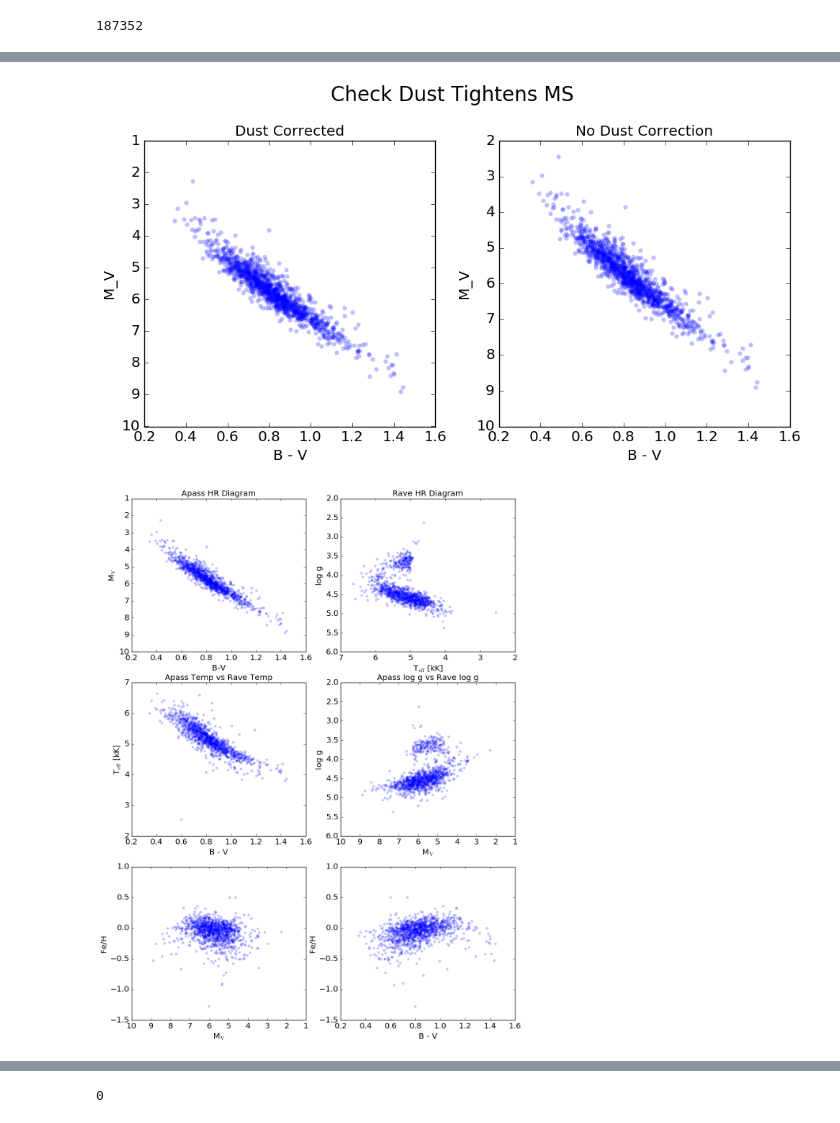
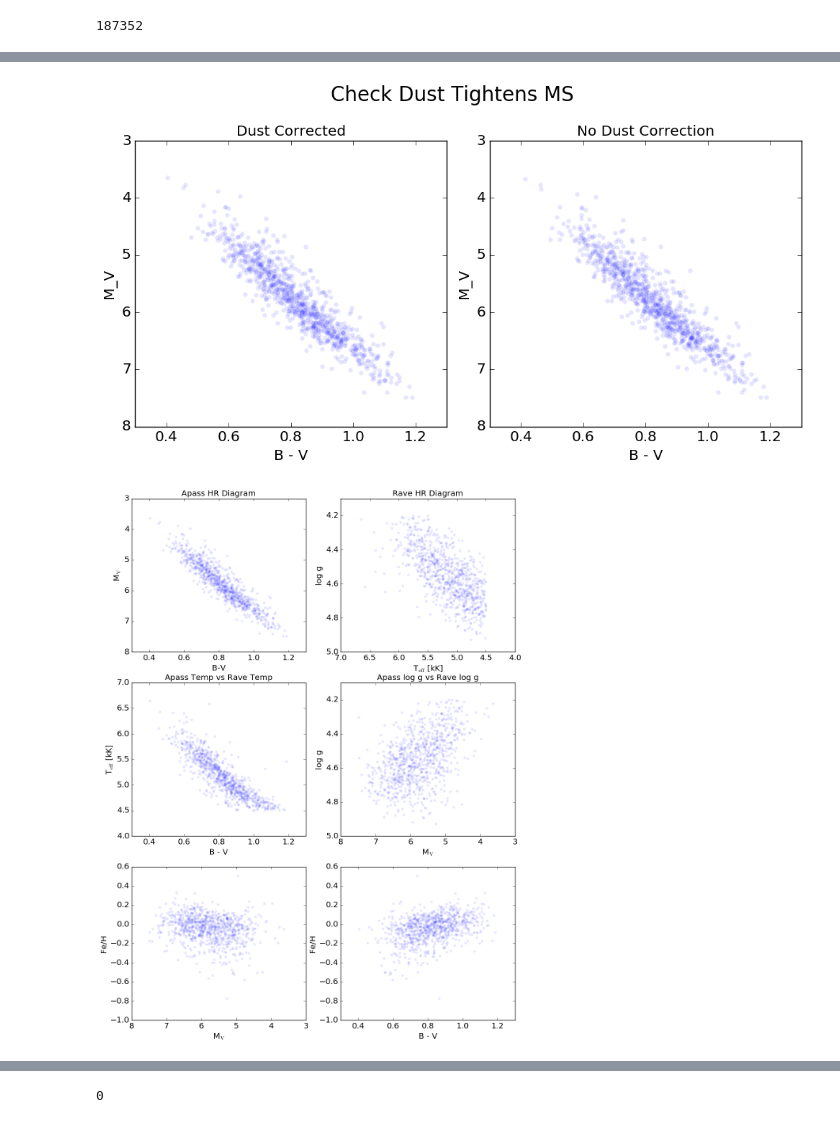
Before and after one commit to andersdot/stellarSpec, a Jupyter notebook: StellarTwins.ipynb, the cells around one changed output, grey strips where cells are left out. Drawn from its saved outputs; the diff is of its cells as text; code cells hidden in the pictures.

```diff
--- a/StellarTwins.ipynb
+++ b/StellarTwins.ipynb
@@ -30,6 +34,10 @@ print tgas2mass.dtype.names
 # %%
 nonNans = ~np.isnan(tgasRave['TEFF']) & ~np.isnan(tgasRave['LOGG']) & ~np.isnan(tgasRave['FE_H'])
-tgasRave = tgasRave[nonNans]
+
+dwarfs = (tgasRave['LOGG'] < 5.) & (tgasRave['LOGG'] > 4.2) & (tgasRave['TEFF'] > 4500.)
+#cut out low logg and temperatures outside well populated area
+
+tgasRave = tgasRave[nonNans & dwarfs]
 # %%
 #read in Adrian's distances from sampling the posterior
 ndist = 200
@@ -49,7 +57,7 @@ err = np.sqrt(tgas['parallax_error']**2. + 0.3**2.)
 #various cuts to select sample
 proj = 'twins'
 ndist = ndist
-nNeighbors = 2048
+nNeighbors = 1024
 magSN = 16.
 sigMax = 1.086/magSN
 maxDist = 8000. #1000. #pc
@@ -58,7 +66,7 @@ fracErrorDistance = 1.
 if proj ==  'twins':
     minDist = 0.0 #pc
     parallaxSN = 16.
-    galacticLatMin = 5. #degrees
+    galacticLatMin = 0. #degrees
     galacticLatMax = None #degrees
 if proj == 'dust':
     minDist = 250. #pc
@@ -231,13 +254,13 @@ r_i = magsMatched['rmag'] - r_RedCoeff*bayesDust - (magsMatched['imag'] - i_RedC
 #check dust tightens main sequence
 fig, ax = plt.subplots(1, 2, figsize=(10, 5))
 fig.suptitle('Check Dust Tightens MS', fontsize=20, y=1.08)
-ax[0].scatter(B_V, M_V, alpha=0.25, lw=0)
+ax[0].scatter(B_V, M_V, alpha=0.1, lw=0)
 ax[0].set_xlabel('B - V')
 ax[0].set_ylabel('M_V')
 ax[0].set_title('Dust Corrected')
 ax[0].invert_yaxis()
 
-ax[1].scatter(magsMatched['bmag'] - magsMatched['vmag'], magsMatched['vmag'] - meanMuMatched, alpha=0.25, lw=0)
+ax[1].scatter(magsMatched['bmag'] - magsMatched['vmag'], magsMatched['vmag'] - meanMuMatched, alpha=0.1, lw=0)
 ax[1].set_xlabel('B - V')
 ax[1].set_ylabel('M_V')
 ax[1].set_title('No Dust Correction')
@@ -245,50 +268,51 @@ ax[1].invert_yaxis()
 plt.tight_layout()
 plt.savefig('dustCorrected.png')
 # %% [output]
-[figure, old version]
+[figure, new version]
 # %%
 # plot all stars under consideration
+alpha = 0.1
 fig, axes = plt.subplots(3,2, figsize=(12.5, 17))
 axes = axes.flatten()
-axes[0].scatter(B_V,M_V, alpha=0.25, lw=0)
+axes[0].scatter(B_V,M_V, alpha=alpha, lw=0)
 axes[0].invert_yaxis()
 axes[0].set_xlabel('B-V')
 axes[0].set_ylabel('M$_\mathrm{V}$')
 axes[0].set_title('Apass HR Diagram')
 
-axes[1].scatter(raveMatched['TEFF']/1000., raveMatched['LOGG'], alpha=0.25, lw=0)
+axes[1].scatter(raveMatched['TEFF']/1000., raveMatched['LOGG'], alpha=alpha, lw=0)
 axes[1].invert_yaxis()
 axes[1].invert_xaxis()
 axes[1].set_xlabel('T$_\mathrm{eff}$ [kK]')
 axes[1].set_ylabel('log g')
 axes[1].set_title('Rave HR Diagram')
 
-axes[2].scatter(B_V, raveMatched['TEFF']/1000., alpha=0.25, lw=0)
+axes[2].scatter(B_V, raveMatched['TEFF']/1000., alpha=alpha, lw=0)
 #axes[2].invert_xaxis()
 axes[2].set_ylabel('T$_\mathrm{eff}$ [kK]')
 axes[2].set_xlabel('B - V')
 axes[2].set_title('Apass Temp vs Rave Temp')
 
-axes[3].scatter(M_V, raveMatched['LOGG'], alpha=0.25, lw=0)
+axes[3].scatter(M_V, raveMatched['LOGG'], alpha=alpha, lw=0)
 axes[3].set_xlabel('M$_\mathrm{V}$')
 axes[3].set_ylabel('log g')
 axes[3].invert_yaxis()
 axes[3].invert_xaxis()
 axes[3].set_title('Apass log g vs Rave log g')
 
-axes[4].scatter(M_V, raveMatched['FE_H'], alpha=0.25, lw=0)
+axes[4].scatter(M_V, raveMatched['FE_H'], alpha=alpha, lw=0)
 axes[4].invert_xaxis()
 axes[4].set_xlabel('M$_\mathrm{V}$')
 axes[4].set_ylabel('Fe/H')
 
 
-axes[5].scatter(B_V, raveMatched['FE_H'], alpha=0.25, lw=0)
+axes[5].scatter(B_V, raveMatched['FE_H'], alpha=alpha, lw=0)
 #axes[5].invert_xaxis()
 axes[5].set_xlabel('B - V')
 axes[5].set_ylabel('Fe/H')
 plt.savefig('AllStarsMatched.png')
 # %% [output]
-[figure, old version]
+[figure, new version]
 # %%
 treeColor = kdtree.cKDTree(data=zip(M_V, B_V, g_r, r_i))
 # %%
```
Also changed, not shown: parts of 42 cells of this notebook.
